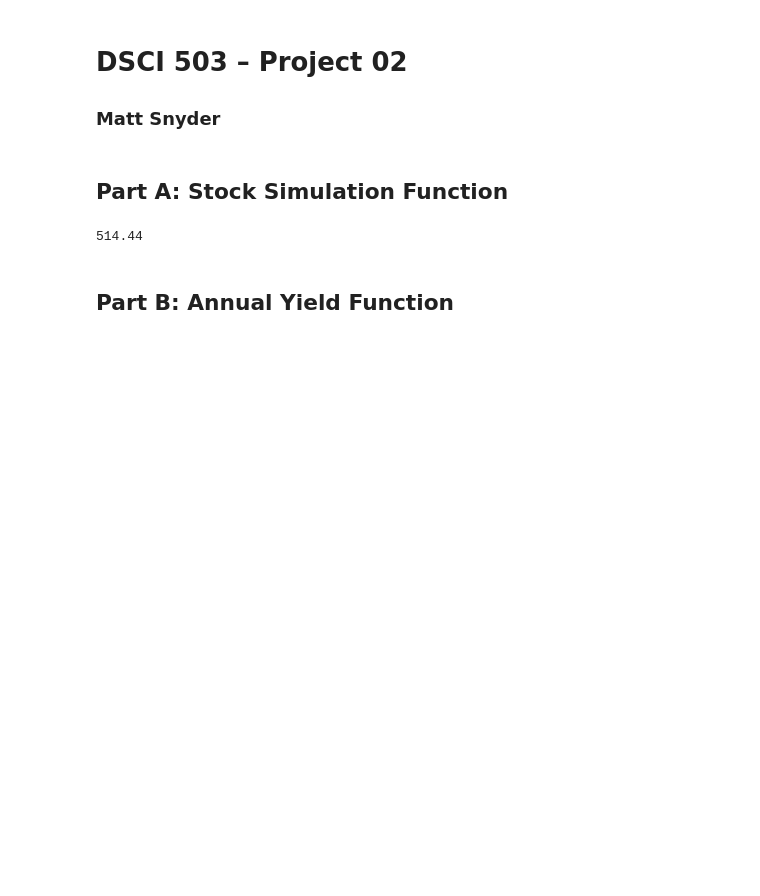
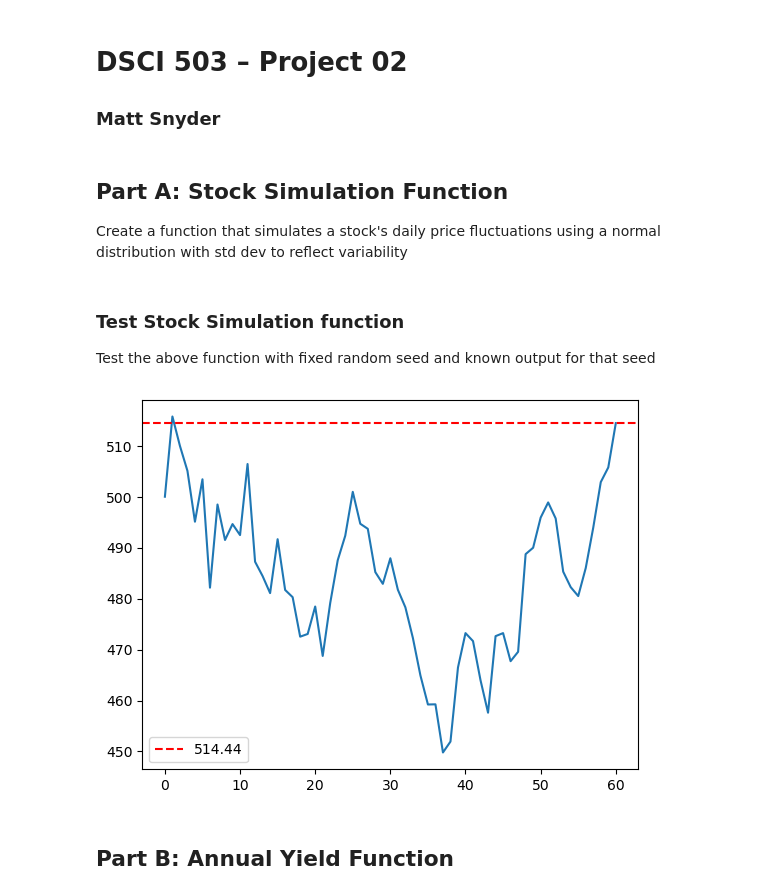
Before and after one commit to slylockfox/Maryville-DSCI-503-2, a Jupyter notebook: Project_02_Snyder.ipynb, the cells around one changed output. Saved outputs shown, nothing was run; the diff lists cells and outputs as text; code cells hidden in the pictures; blank space fills up the shorter version.

```diff
--- a/Project_02_Snyder.ipynb
+++ b/Project_02_Snyder.ipynb
@@ -7,6 +7,7 @@ import math
 import matplotlib.pyplot as plt
 # %% [markdown]
 ## Part A: Stock Simulation Function
+Create a function that simulates a stock's daily price fluctuations using a normal distribution with std dev to reflect variability
 # %%
 def simulate_stock (start, rate, vol, days):
     """ This function will randomly generate a simulated sequence of daily stock prices
@@ -41,18 +42,26 @@ def simulate_stock (start, rate, vol, days):
 
     # Return the array of days + 1 elements created in Step 5.
     return result
+# %% [markdown]
+### Test Stock Simulation function
+Test the above function with fixed random seed and known output for that seed
 # %%
 np.random.seed(1)
+
 # Simulate 60 daily prices for a stock with a current price of 500, an expected annual return of 8%, and an annual
 # volatility of 0.3. Store the result in a variable.
 test_run = simulate_stock(500, 0.08, 0.3, 60)
+
 # Display the prices using a line plot.
-# Run this cell a few times to get a sense as to how the simulated results might vary.
+plt.plot(range(0, len(test_run)), test_run)
+
 # At the top of this cell, use numpy to set a random seed of 1. Run the cell again. If your function was written
 # correctly, your simulated run should have a final price of 514.44.
-print (test_run[-1])
+plt.axhline(y=test_run[-1], color='red', linestyle='--', label=test_run[-1])
+plt.legend()
+plt.show()
 # %% [output]
-514.44
+[figure, added]
 # %% [markdown]
 ## Part B: Annual Yield Function
 # %%
```
Also changed, not shown: parts of 1 cell of this notebook.
